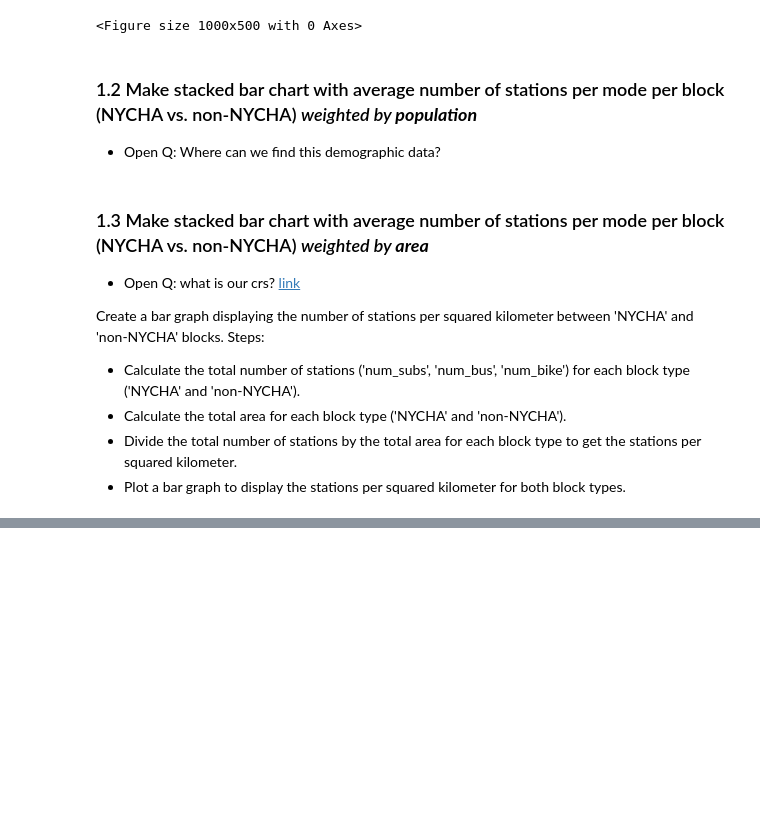
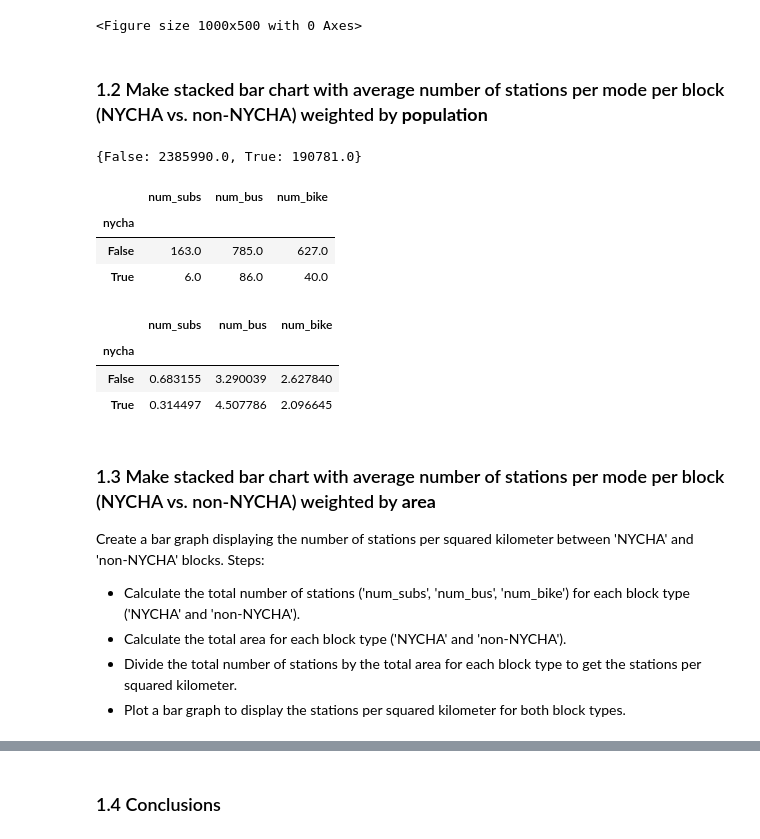
Before and after one commit to daphnecor/brooklyn-bikes, a Jupyter notebook: distance_analysis.ipynb, the cells around one changed output, grey strips where cells are left out. Drawn from its saved outputs; the diff is of its cells as text; code cells hidden in the pictures; blank space fills up the shorter version.

```diff
--- a/distance_analysis.ipynb
+++ b/distance_analysis.ipynb
@@ -127,6 +260,4 @@ plt.savefig('figures/accessibility_per_census_block_by_transportation_mode.png',
 [drawing not drawn]
 <Figure size 1000x500 with 0 Axes>
 # %% [markdown]
-### 1.2 Make stacked bar chart with average number of stations per mode per block (NYCHA vs. non-NYCHA) *weighted by **population***
-
-- Open Q: Where can we find this demographic data?
+### 1.2 Make stacked bar chart with average number of stations per mode per block (NYCHA vs. non-NYCHA) weighted by **population**
@@ -135,7 +264,28 @@ plt.savefig('figures/accessibility_per_census_block_by_transportation_mode.png',
+# %%
+# Get the total population per block type (NYCHA vs NON-NYCHA)
+pop_block_types = dict(df_blocks_pop.groupby('nycha')['pop_tot'].sum())
+
+pop_block_types
+# %% [output]
+{False: 2385990.0, True: 190781.0}
+# %%
+df_total_transport_per_block = df_blocks_pop.groupby('nycha')[['num_subs', 'num_bus', 'num_bike']].sum()
+
+df_total_transport_per_block
+# %% [output]
+|  | num_subs | num_bus | num_bike |
+| nycha |  |  |  |
+| False | 163.0 | 785.0 | 627.0 |
+| True | 6.0 | 86.0 | 40.0 |
+# %%
+df_total_transport_per_block.div(df_total_transport_per_block.index.map(pop_block_types), axis=0) * 10_000
+# %% [output]
+|  | num_subs | num_bus | num_bike |
+| nycha |  |  |  |
+| False | 0.683155 | 3.290039 | 2.627840 |
+| True | 0.314497 | 4.507786 | 2.096645 |
 # %% [markdown]
-### 1.3 Make stacked bar chart with average number of stations per mode per block (NYCHA vs. non-NYCHA) *weighted by **area***
-
-- Open Q: what is our crs? [link](https://geopandas.org/en/stable/docs/reference/api/geopandas.GeoSeries.area.html)
+### 1.3 Make stacked bar chart with average number of stations per mode per block (NYCHA vs. non-NYCHA) weighted by **area**
 
 Create a bar graph displaying the number of stations per squared kilometer between 'NYCHA' and 'non-NYCHA' blocks. Steps:
 
@@ -178,3 +323,5 @@ plt.tight_layout()
 plt.show()
 # %% [output]
 [drawing not drawn]
+# %% [markdown]
+### 1.4 Conclusions
```
Also changed, not shown: parts of 28 cells of this notebook, 4 other files.
